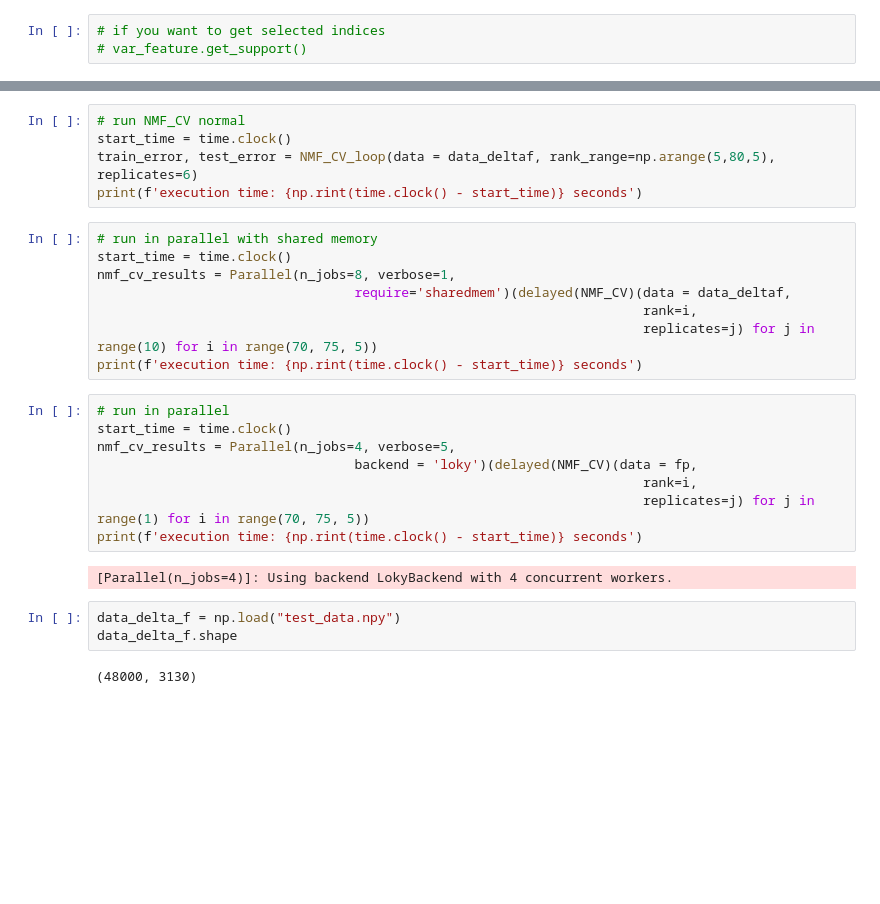
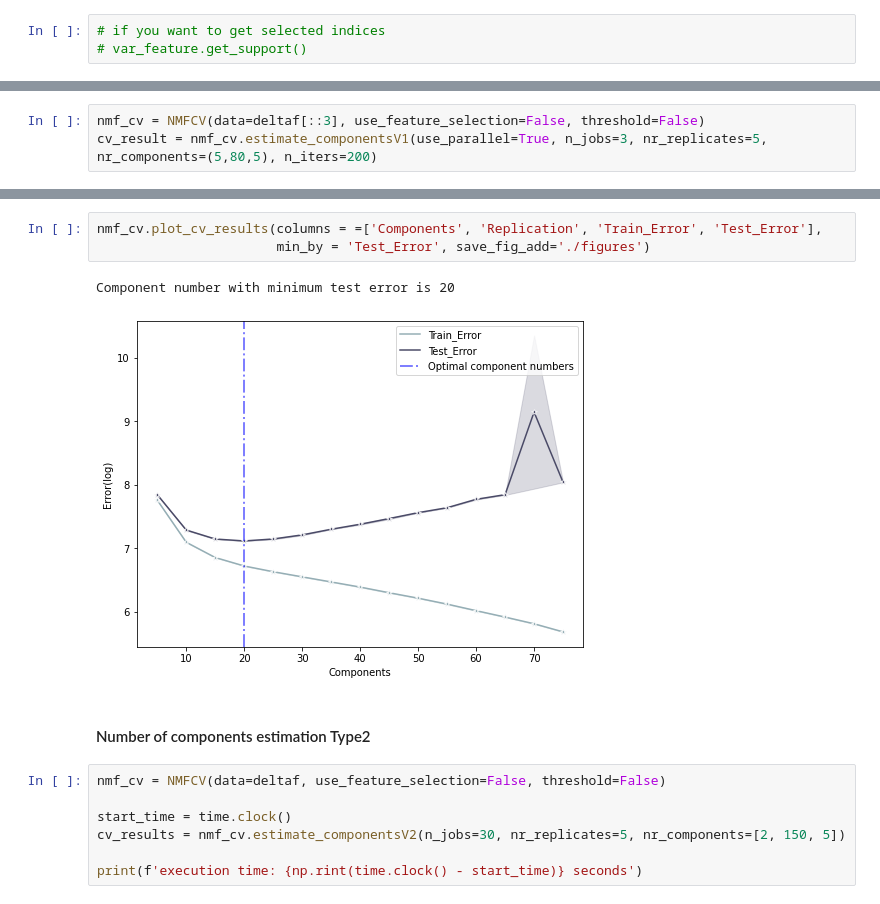
Before and after one commit to NimaMojtahedi/Calcium-imaging-data-analysis, a Jupyter notebook: notebook.ipynb, the cells around one changed output, grey strips where cells are left out. Cells and saved outputs as stored; diff of their text form; blank space fills up the shorter version.

```diff
--- a/notebook.ipynb
+++ b/notebook.ipynb
@@ -75,0 +156,3 @@ working_data = data_deltaf
+# %%
+nmf_cv = NMFCV(data=deltaf[::3], use_feature_selection=False, threshold=False)
+cv_result = nmf_cv.estimate_componentsV1(use_parallel=True, n_jobs=3, nr_replicates=5, nr_components=(5,80,5), n_iters=200)
@@ -76,28 +163,15 @@ working_data = data_deltaf
+# %%
+nmf_cv.plot_cv_results(columns = =['Components', 'Replication', 'Train_Error', 'Test_Error'],
+                       min_by = 'Test_Error', save_fig_add='./figures')
+# %% [output]
+Component number with minimum test error is 20
+[figure, added]
+# %% [markdown]
+#### Number of components estimation Type2
 # %%
-# run NMF_CV normal
+nmf_cv = NMFCV(data=deltaf, use_feature_selection=False, threshold=False)
+
 start_time = time.clock()
-train_error, test_error = NMF_CV_loop(data = data_deltaf, rank_range=np.arange(5,80,5), replicates=6)
+cv_results = nmf_cv.estimate_componentsV2(n_jobs=30, nr_replicates=5, nr_components=[2, 150, 5])
+
 print(f'execution time: {np.rint(time.clock() - start_time)} seconds')
-# %%
-# run in parallel with shared memory
-start_time = time.clock()
-nmf_cv_results = Parallel(n_jobs=8, verbose=1,
-                                 require='sharedmem')(delayed(NMF_CV)(data = data_deltaf,
-                                                                      rank=i,
-                                                                      replicates=j) for j in range(10) for i in range(70, 75, 5))
-print(f'execution time: {np.rint(time.clock() - start_time)} seconds')
-# %%
-# run in parallel
-start_time = time.clock()
-nmf_cv_results = Parallel(n_jobs=4, verbose=5,
-                                 backend = 'loky')(delayed(NMF_CV)(data = fp,
-                                                                      rank=i,
-                                                                      replicates=j) for j in range(1) for i in range(70, 75, 5))
-print(f'execution time: {np.rint(time.clock() - start_time)} seconds')
-# %% [output]
-[Parallel(n_jobs=4)]: Using backend LokyBackend with 4 concurrent workers.
-# %%
-data_delta_f = np.load("test_data.npy")
-data_delta_f.shape
-# %% [output]
-(48000, 3130)
```
Also changed, not shown: parts of 36 cells of this notebook, 1 other file.
